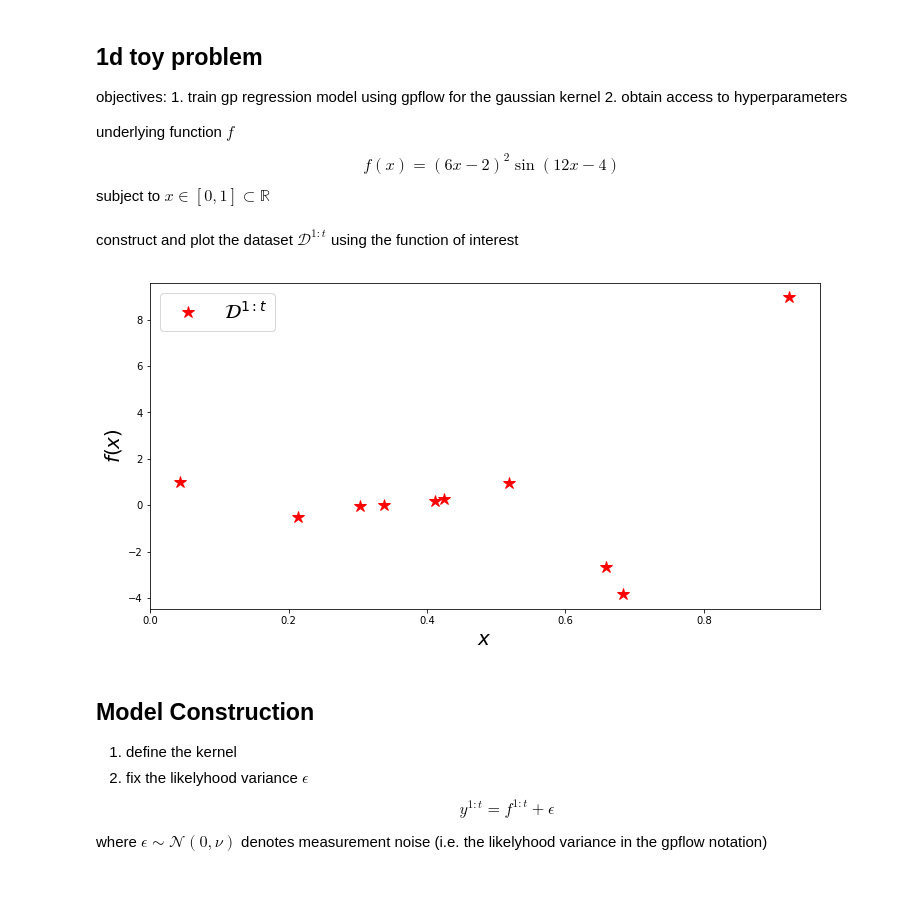
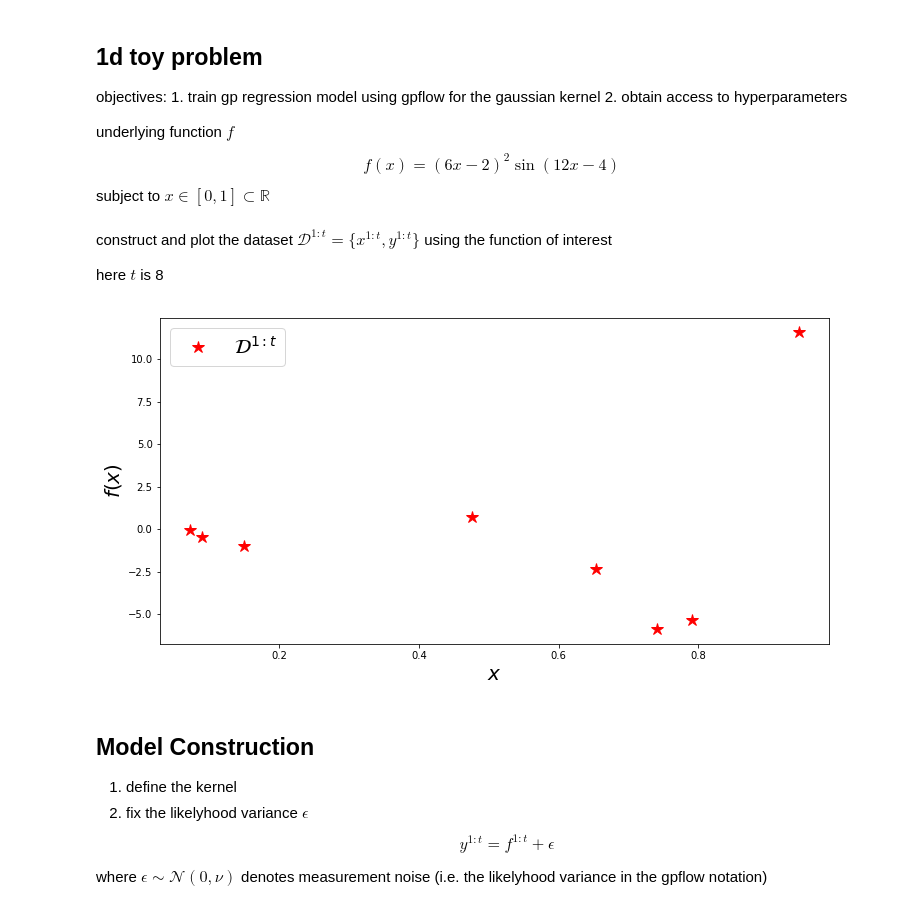
Before and after one commit to JustinJBeland/gpflow_1.0_toying, a Jupyter notebook: 1d_toy/example_1d.ipynb, the cells around one changed output. Saved outputs shown, nothing was run; the diff lists cells and outputs as text; code cells hidden in the pictures.

```diff
--- a/1d_toy/example_1d.ipynb
+++ b/1d_toy/example_1d.ipynb
@@ -16,18 +16,20 @@ matplotlib.rcParams['figure.figsize'] = (12, 6)
 plt = matplotlib.pyplot
 from f import *
 # %% [markdown]
-construct and plot the dataset $\mathcal{D}^{1:t}$ using the function of interest
+construct and plot the dataset $\mathcal{D}^{1:t}=\{ x^{1:t}, y^{1:t} \}$ using the function of interest
+
+here $t$ is 8
 # %%
-X = np.reshape(np.array([0.0,0.2,0.4,0.6,0.8,1.0]),(-1,1))
-X = np.reshape(np.random.rand(10,1),(-1,1))
+t = 8
+X = np.reshape(np.random.rand(t,1),(-1,1))
 Y = np.reshape(f(X), (-1,1))
 plt.plot(X,Y,'*', color='red', markersize=12, label='$\mathcal{D}^{1:t}$')
 plt.xlabel('$x$', fontsize=20)
 plt.ylabel('$f(x)$', fontsize=20)
 plt.legend(fontsize=20)
 plt.show()
 # %% [output]
-[figure, old version]
+[figure, new version]
 # %% [markdown]
 ## Model Construction
 1. define the kernel
```
Also changed, not shown: parts of 4 cells of this notebook, 1 other file.
